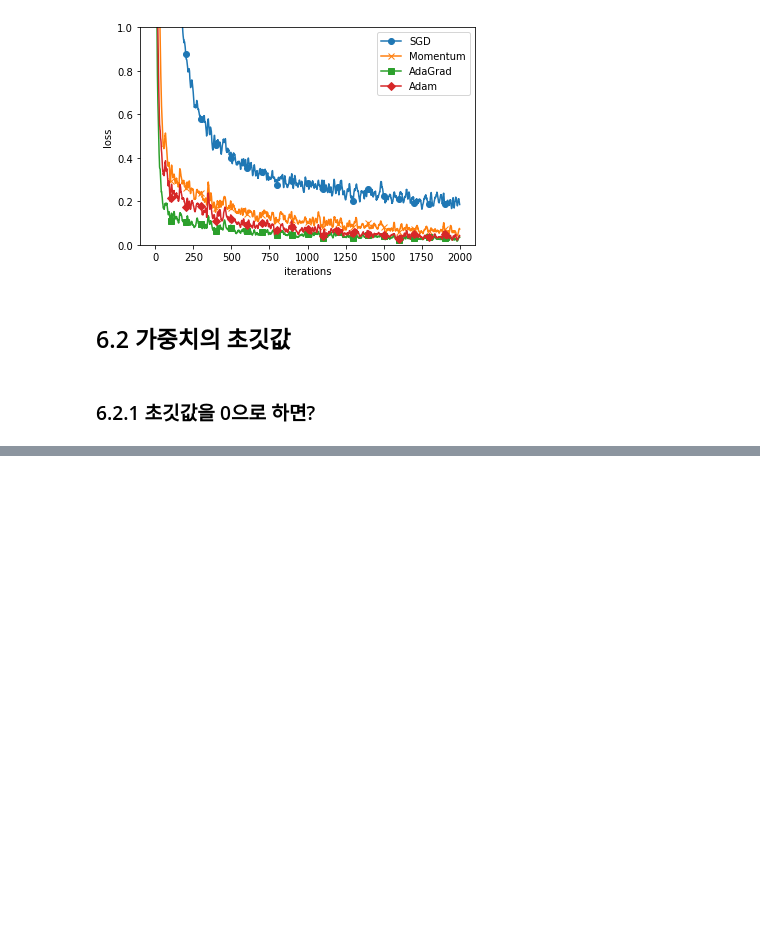
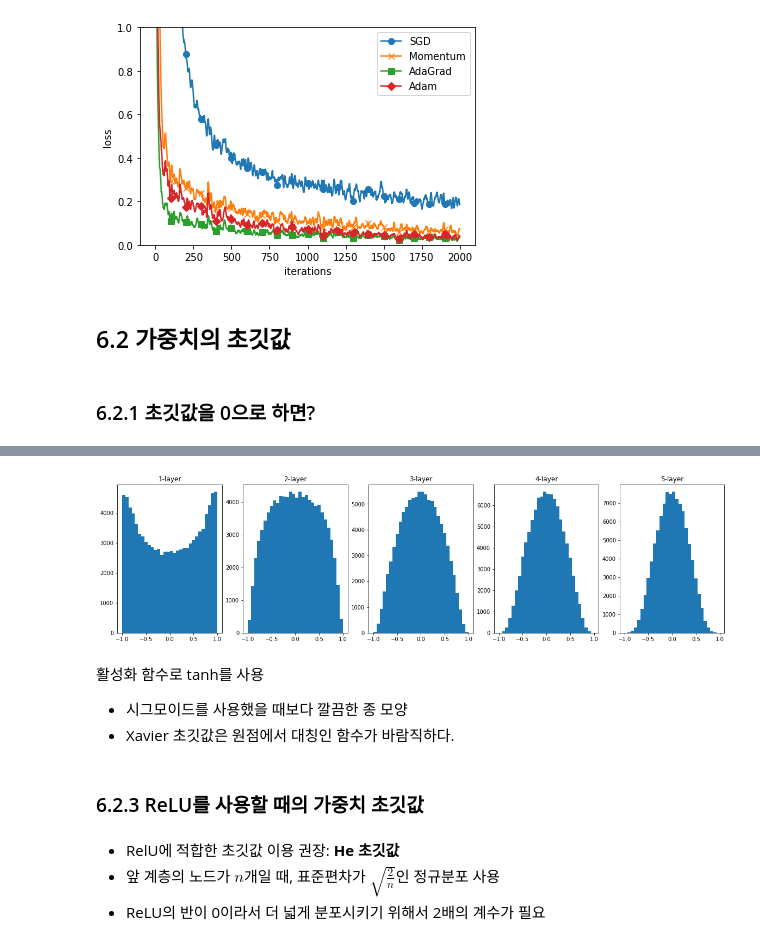
Before and after one commit to kkole3897/Deep_Learning_From_Scratch1, a Jupyter notebook: 김진관/Chapter6.ipynb, the cells around one changed output, grey strips where cells are left out. Drawn from its saved outputs; the diff is of its cells as text; code cells hidden in the pictures; blank space fills up the shorter version.

```diff
--- a/김진관/Chapter6.ipynb
+++ b/김진관/Chapter6.ipynb
@@ -257,0 +387,36 @@ plt.show()
+# %%
+def tanh(x):
+    return np.tanh(x)
+# %%
+x = np.random.randn(1000, 100)
+node_num = 100
+hidden_layer_size = 5
+activations = {}
+
+for i in range(hidden_layer_size):
+    if i != 0:
+        x = activations[i-1]
+
+    w = np.random.randn(node_num, node_num) / np.sqrt(node_num)
+    a = np.dot(x, w)
+    z = tanh(a)
+    activations[i] = z
+# %%
+plt.figure(figsize=(20,5))
+for i, a in activations.items():
+    plt.subplot(1, len(activations), i+1)
+    plt.title(str(i+1) + "-layer")
+    plt.hist(a.flatten(), 30, range=(-1,1))
+plt.show()
+# %% [output]
+[figure, added]
+# %% [markdown]
+활성화 함수로 tanh를 사용
+- 시그모이드를 사용했을 때보다 깔끔한 종 모양
+- Xavier 초깃값은 원점에서 대칭인 함수가 바람직하다.
+# %% [markdown]
+### 6.2.3 ReLU를 사용할 때의 가중치 초깃값
+# %% [markdown]
+- RelU에 적합한 초깃값 이용 권장: **He 초깃값**
+- 앞 계층의 노드가 $n$개일 때, 표준편차가 $\sqrt{\frac 2 n}$인 정규분포 사용
+- ReLU의 반이 0이라서 더 넓게 분포시키기 위해서 2배의 계수가 필요
```
Also changed, not shown: parts of 64 cells of this notebook.
